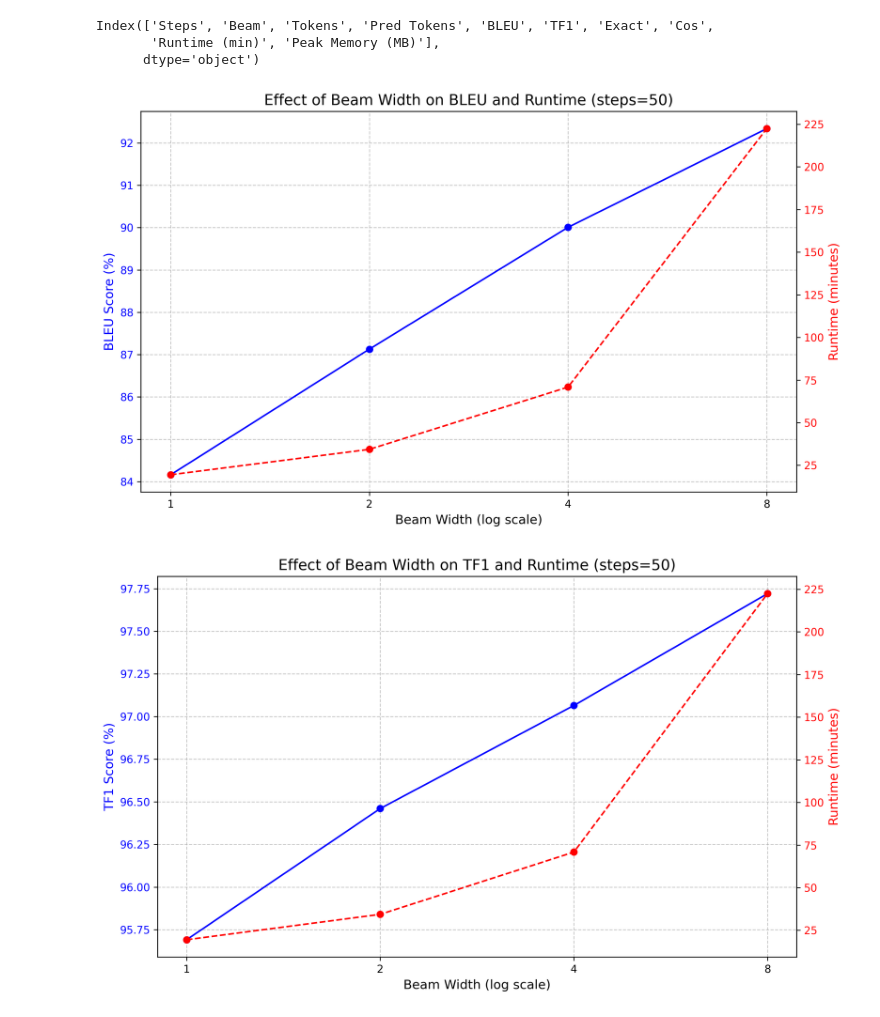
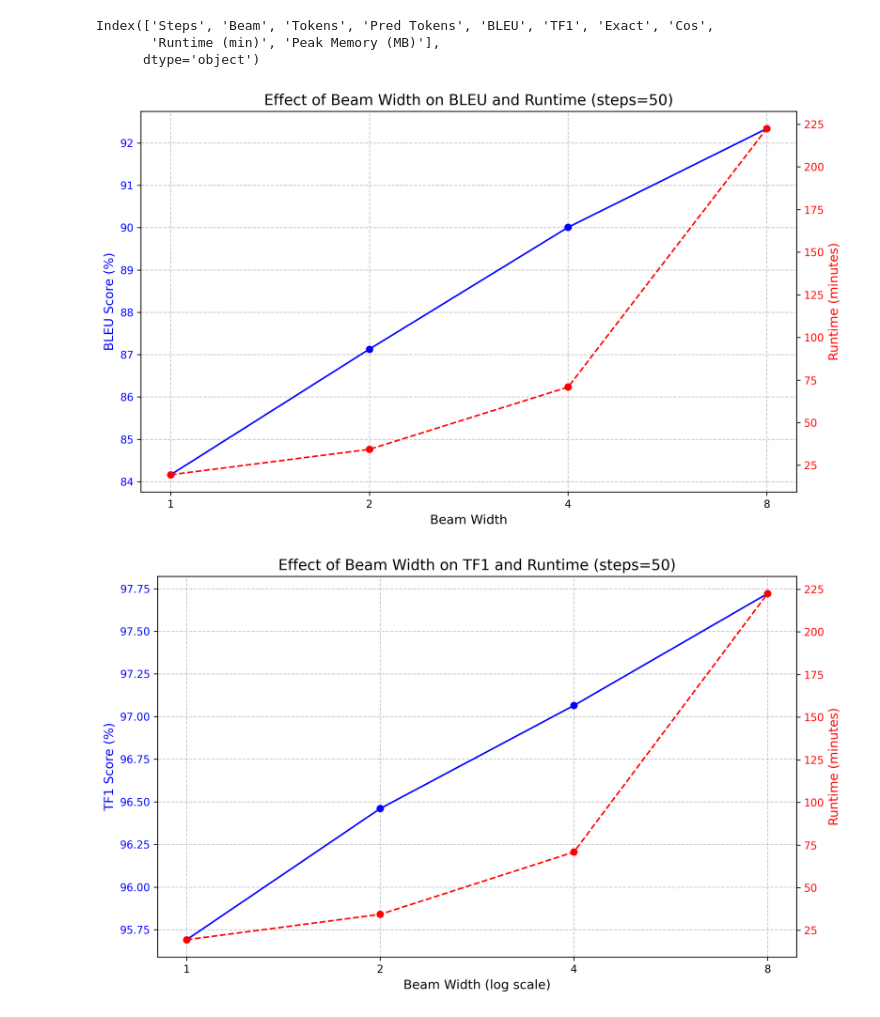
Before and after one commit to ryan-ott/vec2text, a Jupyter notebook: analysis.ipynb, the cells around one changed output. Saved outputs shown, nothing was run; the diff lists cells and outputs as text; code cells hidden in the pictures.

```diff
--- a/analysis.ipynb
+++ b/analysis.ipynb
@@ -37,37 +37,37 @@ Index(['Steps', 'Beam', 'Tokens', 'Pred Tokens', 'BLEU', 'TF1', 'Exact', 'Cos',
 fig, ax1 = plt.subplots(figsize=(10, 6), dpi=300)
 
 ax1.set_title('Effect of Beam Width on BLEU and Runtime (steps=50)', fontsize=14)
-ax1.set_xlabel('Beam Width (log scale)', fontsize=12)
+ax1.set_xlabel('Beam Width', fontsize=12)
 ax1.set_xscale('log')
 ax1.set_xticks([1, 2, 4, 8])
 ax1.get_xaxis().set_major_formatter(plt.ScalarFormatter())
 ax1.get_xaxis().set_minor_formatter(plt.NullFormatter())
 ax1.tick_params(axis='x', which='minor', bottom=False)
 
 # BLEU Score on the left y-axis
 ax1.set_ylabel('BLEU Score (%)', fontsize=12, color='blue')
 ax1.plot(data['Beam'], data['BLEU'] * 100, 'o-', color='blue', label='BLEU Score')
 ax1.tick_params(axis='y', labelcolor='blue')
 
 # Runtime on the right y-axis
 ax2 = ax1.twinx()
 ax2.set_ylabel('Runtime (minutes)', fontsize=12, color='red')
 ax2.plot(data['Beam'], data['Runtime (min)'], 'o--', color='red', label='Runtime')
 ax2.tick_params(axis='y', labelcolor='red')
 
 # Annotate BLEU-to-Runtime Ratio on the plot
 # for i, row in data.iterrows():
 #     ax1.text(row['Beam'], row['BLEU'] * 100 + 0.5, f"{row['BLEU-to-Runtime Ratio']:.2f}",
 #              fontsize=12, color='green', ha='center')
 # legend_text = (r"$\text{BLEU-to-Runtime Ratio} = \frac{\text{BLEU} (\%)}{\text{Runtime (min)}}$")
 # fig.text(0.11, 0.91, legend_text, fontsize=10, color='green', va='top', ha='left')
 
 # Gridlines and layout
 ax1.grid(visible=True, linestyle='--', alpha=0.7)
 fig.tight_layout()
 plt.show()
 # %% [output]
-[figure, old version]
+[figure, new version]
 # %%
 fig, ax1 = plt.subplots(figsize=(10, 6), dpi=300)
 
```
Also changed, not shown: parts of 2 cells of this notebook, 5 other files.
